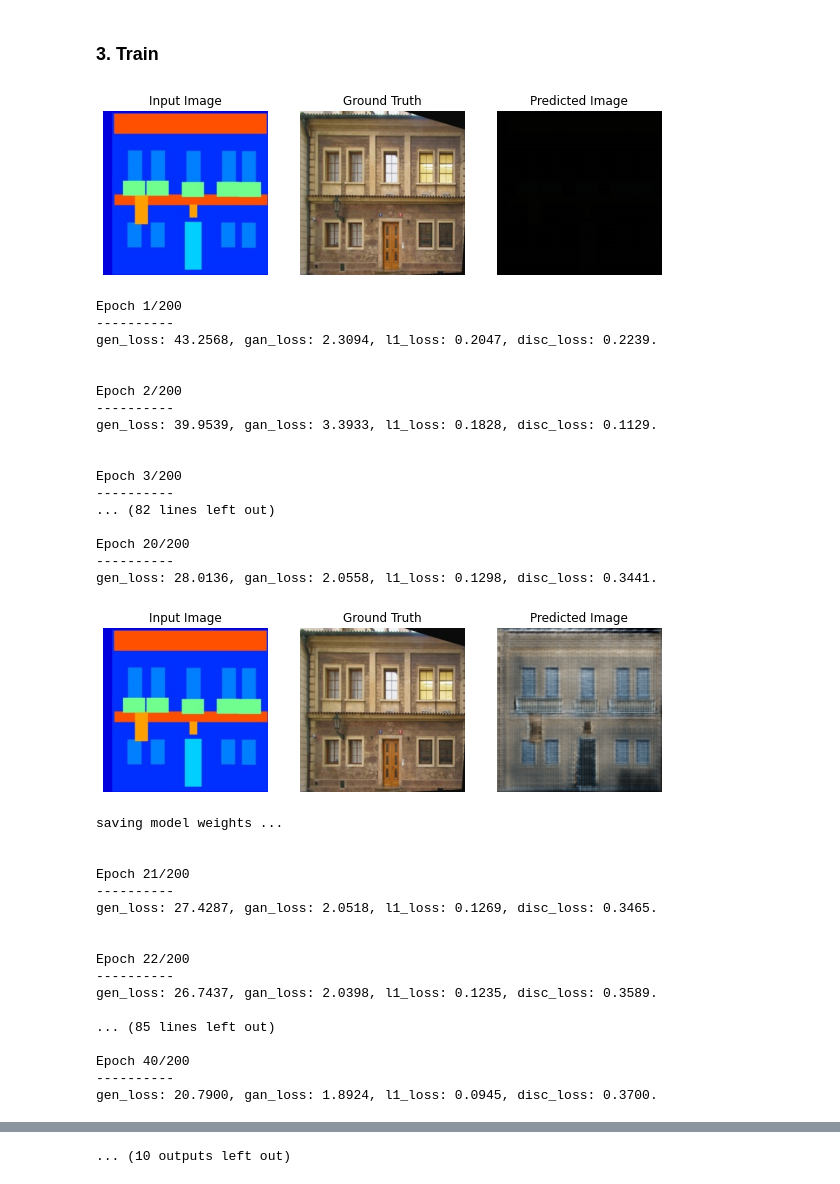
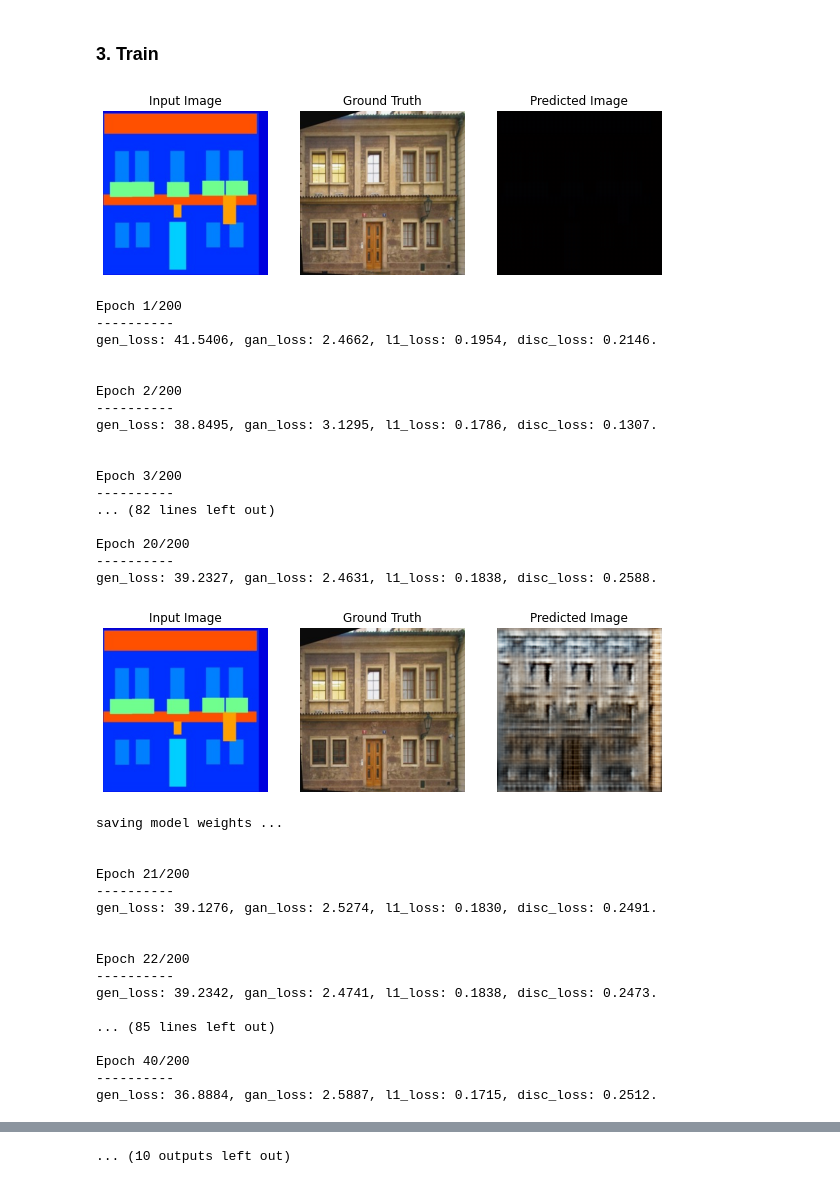
Before and after one commit to hugoartigas/pix2pix, a Jupyter notebook: train-200-da-l1cGan.ipynb, the cells around one changed output, grey strips where cells are left out. Cells and saved outputs as stored; diff of their text form; code cells hidden in the pictures.

Commit message:
added notebook for plots da

```diff
--- a/train-200-da-l1cGan.ipynb
+++ b/train-200-da-l1cGan.ipynb
@@ -29,49 +29,49 @@ p2p = model.Pix2Pix().to(utils.device)
 # %%
 history = utils.train(model = p2p,
             n_epochs = 200,
             display_step = 20,
             save_step = 20,
             dataloaders = dataloaders,
-            filename = 'facades_long',
+            filename = 'facades_long_da',
             lr = 2e-4,
             lbd = 200,
             loss_l1_true = True,
             loss_l2_true = False,
             loss_cGAN_true = True)
 # %% [output]
-[figure, old version]
+[figure, new version]
 Epoch 1/200
 ----------
-gen_loss: 43.2568, gan_loss: 2.3094, l1_loss: 0.2047, disc_loss: 0.2239.
+gen_loss: 41.5406, gan_loss: 2.4662, l1_loss: 0.1954, disc_loss: 0.2146.
 
 
 Epoch 2/200
 ----------
-gen_loss: 39.9539, gan_loss: 3.3933, l1_loss: 0.1828, disc_loss: 0.1129.
+gen_loss: 38.8495, gan_loss: 3.1295, l1_loss: 0.1786, disc_loss: 0.1307.
 
 
 Epoch 3/200
 ----------
 ... (82 lines left out)
 
 Epoch 20/200
 ----------
-gen_loss: 28.0136, gan_loss: 2.0558, l1_loss: 0.1298, disc_loss: 0.3441.
+gen_loss: 39.2327, gan_loss: 2.4631, l1_loss: 0.1838, disc_loss: 0.2588.
-[figure, old version]
+[figure, new version]
 saving model weights ...
 
 
 Epoch 21/200
 ----------
-gen_loss: 27.4287, gan_loss: 2.0518, l1_loss: 0.1269, disc_loss: 0.3465.
+gen_loss: 39.1276, gan_loss: 2.5274, l1_loss: 0.1830, disc_loss: 0.2491.
 
 
 Epoch 22/200
 ----------
-gen_loss: 26.7437, gan_loss: 2.0398, l1_loss: 0.1235, disc_loss: 0.3589.
+gen_loss: 39.2342, gan_loss: 2.4741, l1_loss: 0.1838, disc_loss: 0.2473.
 
 ... (85 lines left out)
 
 Epoch 40/200
 ----------
-gen_loss: 20.7900, gan_loss: 1.8924, l1_loss: 0.0945, disc_loss: 0.3700.
+gen_loss: 36.8884, gan_loss: 2.5887, l1_loss: 0.1715, disc_loss: 0.2512.
```
Also changed, not shown: parts of 5 cells of this notebook, 4 other files.
